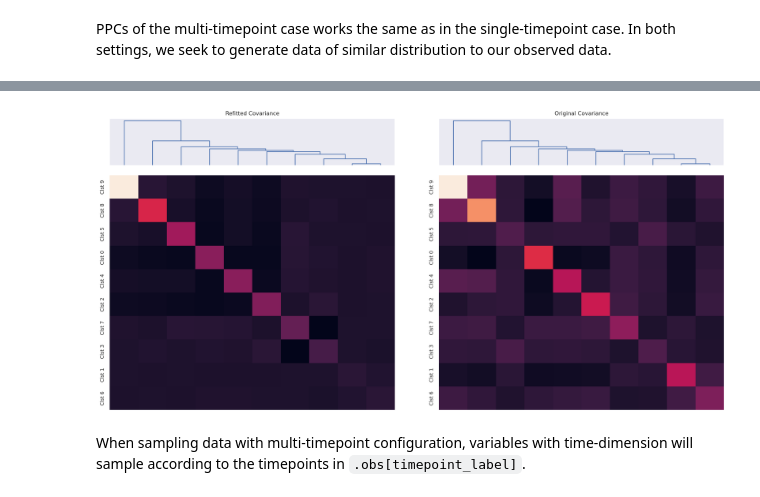
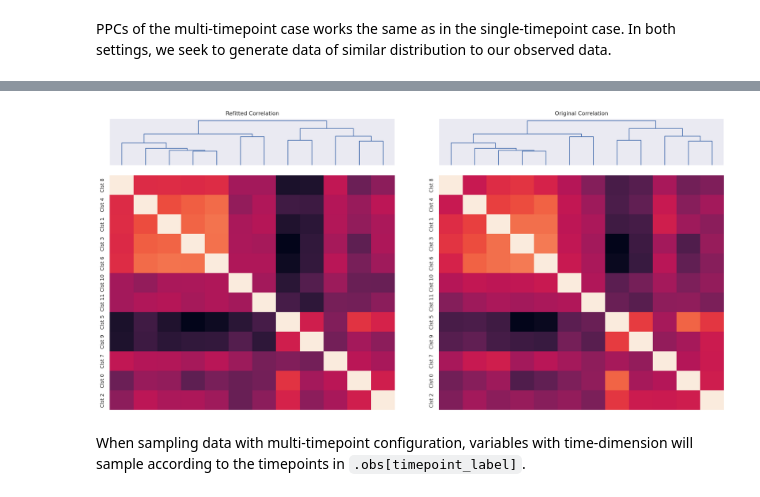
Before and after one commit to azizilab/echidna, a Jupyter notebook: examples/2-multi-timepoint.ipynb, the cells around one changed output, grey strips where cells are left out. Saved outputs shown, nothing was run; the diff lists cells and outputs as text; code cells hidden in the pictures.

```diff
--- a/examples/2-multi-timepoint.ipynb
+++ b/examples/2-multi-timepoint.ipynb
@@ -125,7 +123,7 @@ ec.pl.ppc(adata, "eta")
-# %%
-ec.pl.ppc(adata, "cov")
-# %% [output]
-[figure, removed]
+# %%
+ec.pl.ppc(adata, "cov", corr=True)
+# %% [output]
+[figure, added]
 # %% [markdown]
 When sampling data with multi-timepoint configuration, variables with time-dimension will sample according to the timepoints in `.obs[timepoint_label]`.
 # %%
```
Also changed, not shown: parts of 16 cells of this notebook, 7 other files.
